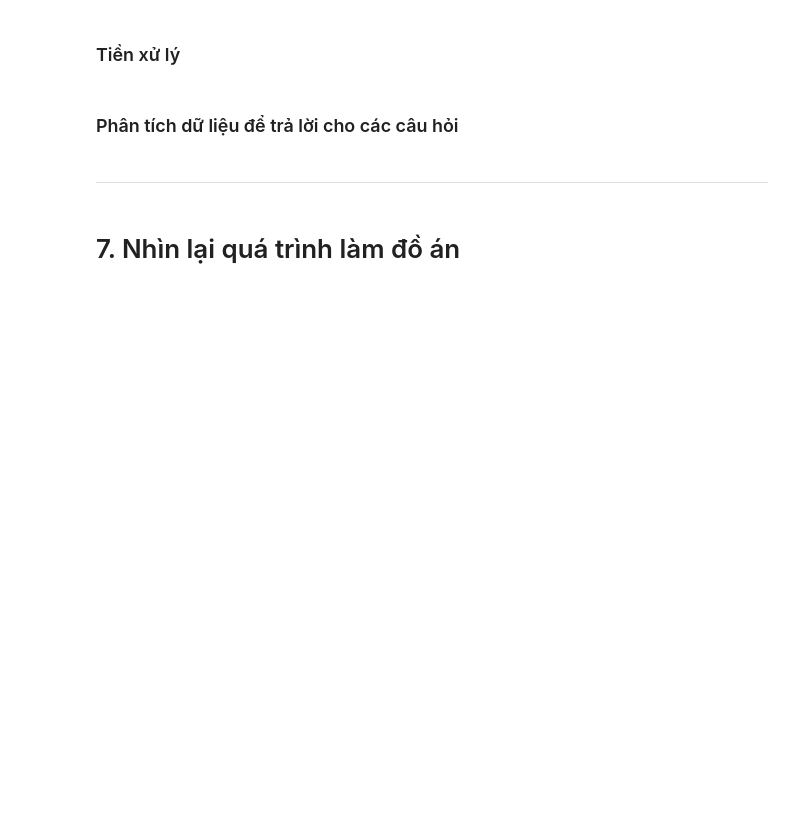
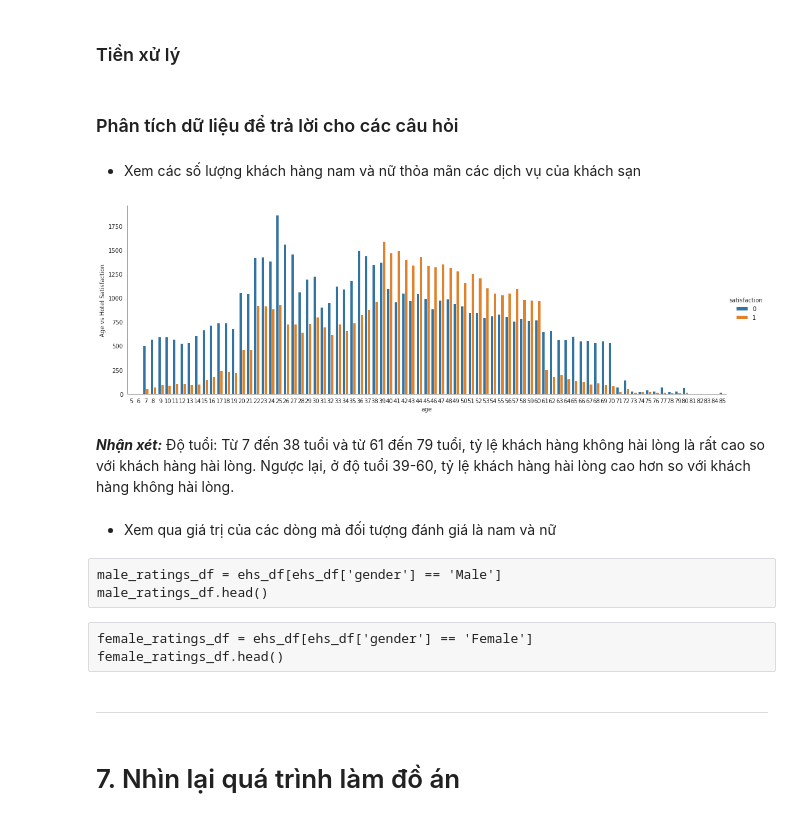
Before and after one commit to SyThuan1803/Data_Science_Proramming_FinalProject, a Jupyter notebook: final_project.ipynb, the cells around one changed output. Saved outputs shown, nothing was run; the diff lists cells and outputs as text; code cells hidden in the pictures; blank space fills up the shorter version.

```diff
--- a/final_project.ipynb
+++ b/final_project.ipynb
@@ -514,6 +525,31 @@ Trả lời được câu hỏi này sẽ giúp khách sạn có những phươn
 ### Tiền xử lý
 # %% [markdown]
 ### Phân tích dữ liệu để trả lời cho các câu hỏi
+# %% [markdown]
+- Xem các số lượng khách hàng nam và nữ thỏa mãn các dịch vụ của khách sạn
+# %%
+with sns.axes_style('white'):
+    g = sns.catplot(
+        x="age",
+        data=ehs_df,
+        aspect=3.0,
+        kind='count',
+        hue='satisfaction',
+        order=range(5, 86)
+    )
+    g.set_ylabels('Age vs Hotel Satisfaction')
+# %% [output]
+[figure, added]
+# %% [markdown]
+***Nhận xét:*** Độ tuổi: Từ 7 đến 38 tuổi và từ 61 đến 79 tuổi, tỷ lệ khách hàng không hài lòng là rất cao so với khách hàng hài lòng. Ngược lại, ở độ tuổi 39-60, tỷ lệ khách hàng hài lòng cao hơn so với khách hàng không hài lòng.
+# %% [markdown]
+- Xem qua giá trị của các dòng mà đối tượng đánh giá là nam và nữ
+# %% [raw]
+male_ratings_df = ehs_df[ehs_df['gender'] == 'Male']
+male_ratings_df.head()
+# %% [raw]
+female_ratings_df = ehs_df[ehs_df['gender'] == 'Female']
+female_ratings_df.head()
 # %% [markdown]
 ---
 # %% [markdown]
```
Also changed, not shown: parts of 31 cells of this notebook.
